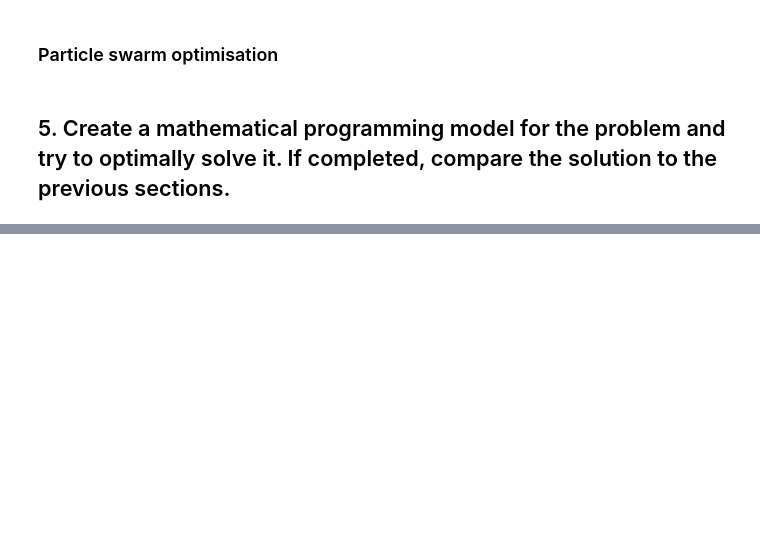
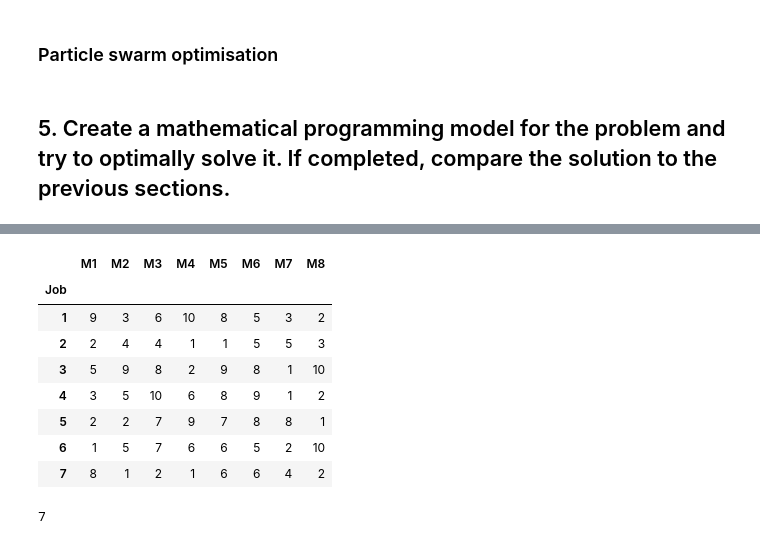
Before and after one commit to janekzimoch/linear_programming-metaheuristics-, a Jupyter notebook: week_16/week_16.ipynb, the cells around one changed output, grey strips where cells are left out. Drawn from its saved outputs; the diff is of its cells as text; code cells hidden in the pictures; blank space fills up the shorter version.

```diff
--- a/week_16/week_16.ipynb
+++ b/week_16/week_16.ipynb
@@ -327,0 +342,21 @@ The best sequence is: [23  8  1  9 12  4 11 14 17 27  5 15 20 24  6 21 19 18  7
+# %%
+length = 7
+
+jobs_subset = jobs.iloc[:length,:]
+jobs_subset.columns = ['Job', 'M1', 'M2', 'M3', 'M4', 'M5', 'M6', 'M7', 'M8']
+jobs_subset = jobs_subset.set_index("Job")
+jobs_subset
+# %% [output]
+|  | M1 | M2 | M3 | M4 | M5 | M6 | M7 | M8 |
+| Job |  |  |  |  |  |  |  |  |
+| 1 | 9 | 3 | 6 | 10 | 8 | 5 | 3 | 2 |
+| 2 | 2 | 4 | 4 | 1 | 1 | 5 | 5 | 3 |
+| 3 | 5 | 9 | 8 | 2 | 9 | 8 | 1 | 10 |
+| 4 | 3 | 5 | 10 | 6 | 8 | 9 | 1 | 2 |
+| 5 | 2 | 2 | 7 | 9 | 7 | 8 | 8 | 1 |
+| 6 | 1 | 5 | 7 | 6 | 6 | 5 | 2 | 10 |
+| 7 | 8 | 1 | 2 | 1 | 6 | 6 | 4 | 2 |
+# %%
+len(jobs_subset)
+# %% [output]
+7
```
Also changed, not shown: parts of 5 cells of this notebook.
